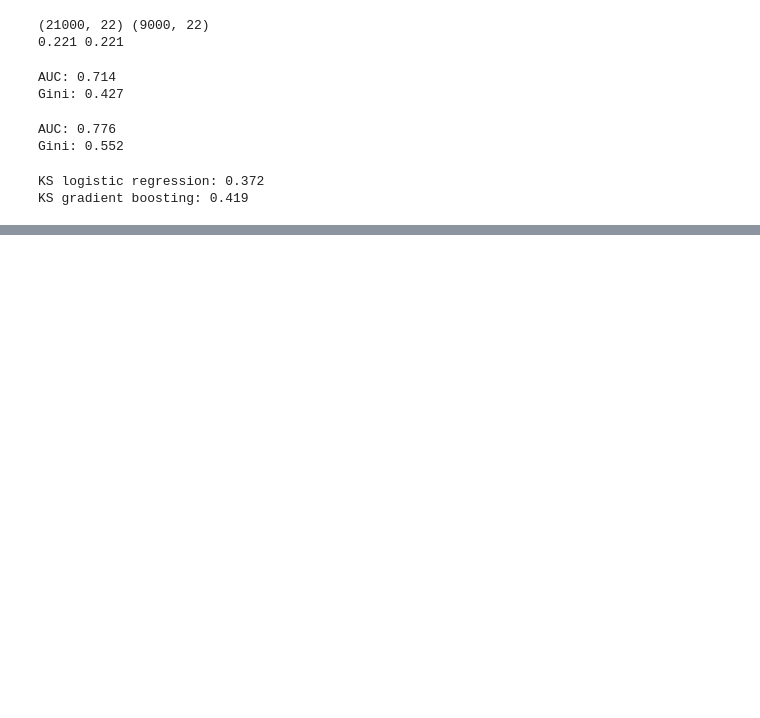
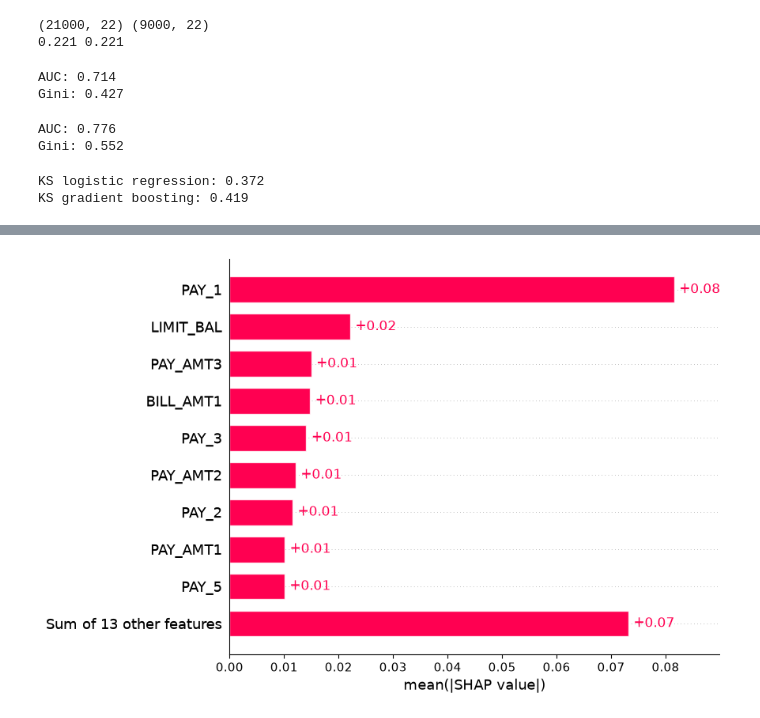
Before and after one commit to xalkidh/credit-risk-project, a Jupyter notebook: notebooks/02_modelling.ipynb, the cells around one changed output, grey strips where cells are left out. Drawn from its saved outputs; the diff is of its cells as text; code cells hidden in the pictures; blank space fills up the shorter version.

```diff
--- a/notebooks/02_modelling.ipynb
+++ b/notebooks/02_modelling.ipynb
@@ -70,0 +102,11 @@ KS gradient boosting: 0.419
+# %%
+import shap
+
+# Explain the predicted probability of default (PD), not the hard class label
+explainer = shap.Explainer(lambda data: gb.predict_proba(data)[:, 1], X_sample)
+shap_values = explainer(X_sample)
+
+# Global feature importance
+shap.plots.bar(shap_values)
+# %% [output]
+[figure, added]
```
Also changed, not shown: parts of 1 cell of this notebook.
